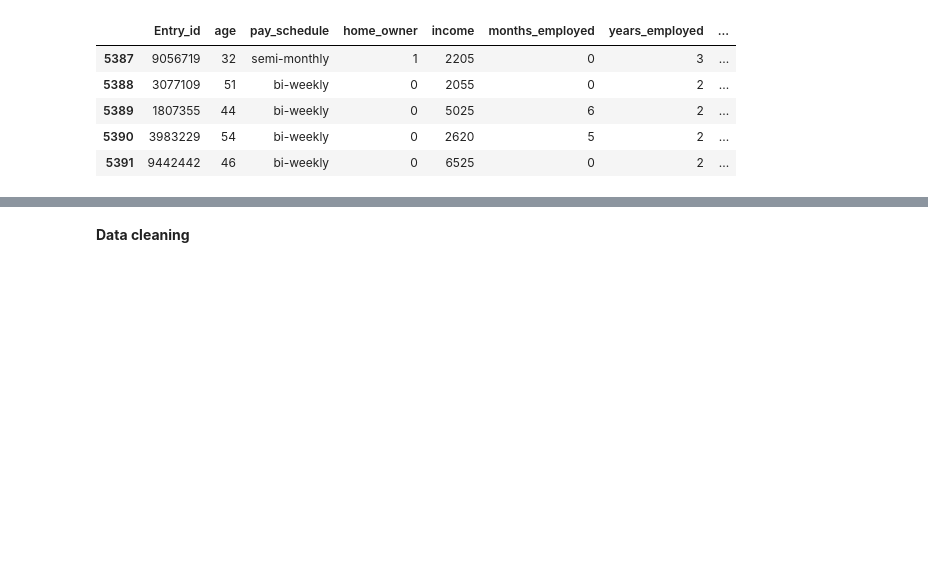
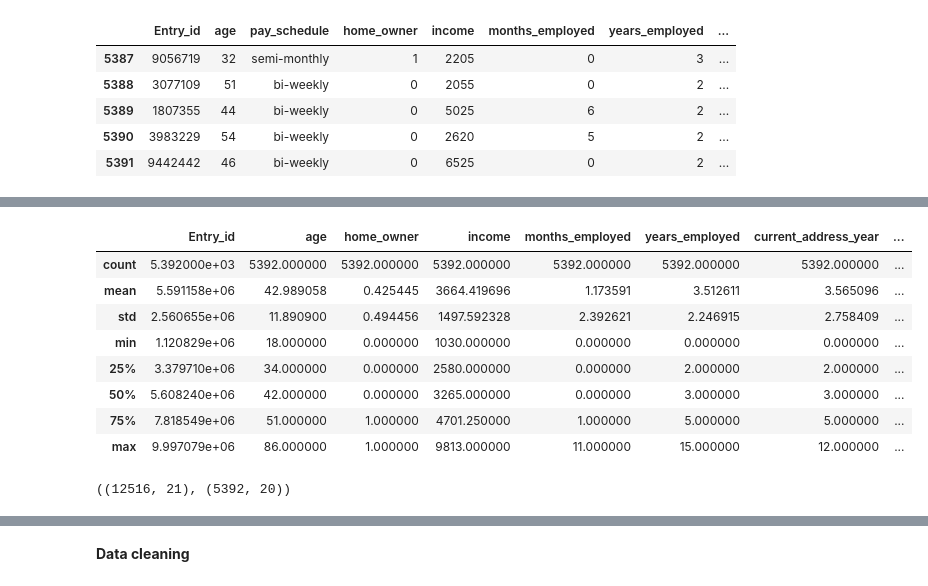
Before and after one commit to zreal135/Team_Pandas, a Jupyter notebook: Team_Pandas_DatafestAfrica_ML_Hackathon.ipynb, the cells around one changed output, grey strips where cells are left out. Saved outputs shown, nothing was run; the diff lists cells and outputs as text; code cells hidden in the pictures; blank space fills up the shorter version.

```diff
--- a/Team_Pandas_DatafestAfrica_ML_Hackathon.ipynb
+++ b/Team_Pandas_DatafestAfrica_ML_Hackathon.ipynb
@@ -83,0 +96,17 @@ p
+# %%
+test.describe()
+# %% [output]
+|  | Entry_id | age | home_owner | income | months_employed | years_employed | current_address_year | ... |
+| count | 5.392000e+03 | 5392.000000 | 5392.000000 | 5392.000000 | 5392.000000 | 5392.000000 | 5392.000000 | ... |
+| mean | 5.591158e+06 | 42.989058 | 0.425445 | 3664.419696 | 1.173591 | 3.512611 | 3.565096 | ... |
+| std | 2.560655e+06 | 11.890900 | 0.494456 | 1497.592328 | 2.392621 | 2.246915 | 2.758409 | ... |
+| min | 1.120829e+06 | 18.000000 | 0.000000 | 1030.000000 | 0.000000 | 0.000000 | 0.000000 | ... |
+| 25% | 3.379710e+06 | 34.000000 | 0.000000 | 2580.000000 | 0.000000 | 2.000000 | 2.000000 | ... |
+| 50% | 5.608240e+06 | 42.000000 | 0.000000 | 3265.000000 | 0.000000 | 3.000000 | 3.000000 | ... |
+| 75% | 7.818549e+06 | 51.000000 | 1.000000 | 4701.250000 | 1.000000 | 5.000000 | 5.000000 | ... |
+| max | 9.997079e+06 | 86.000000 | 1.000000 | 9813.000000 | 11.000000 | 15.000000 | 12.000000 | ... |
+# %%
+# check the shape of the datasets
+train.shape, test.shape
+# %% [output]
+((12516, 21), (5392, 20))
```
Also changed, not shown: parts of 4 cells of this notebook.
